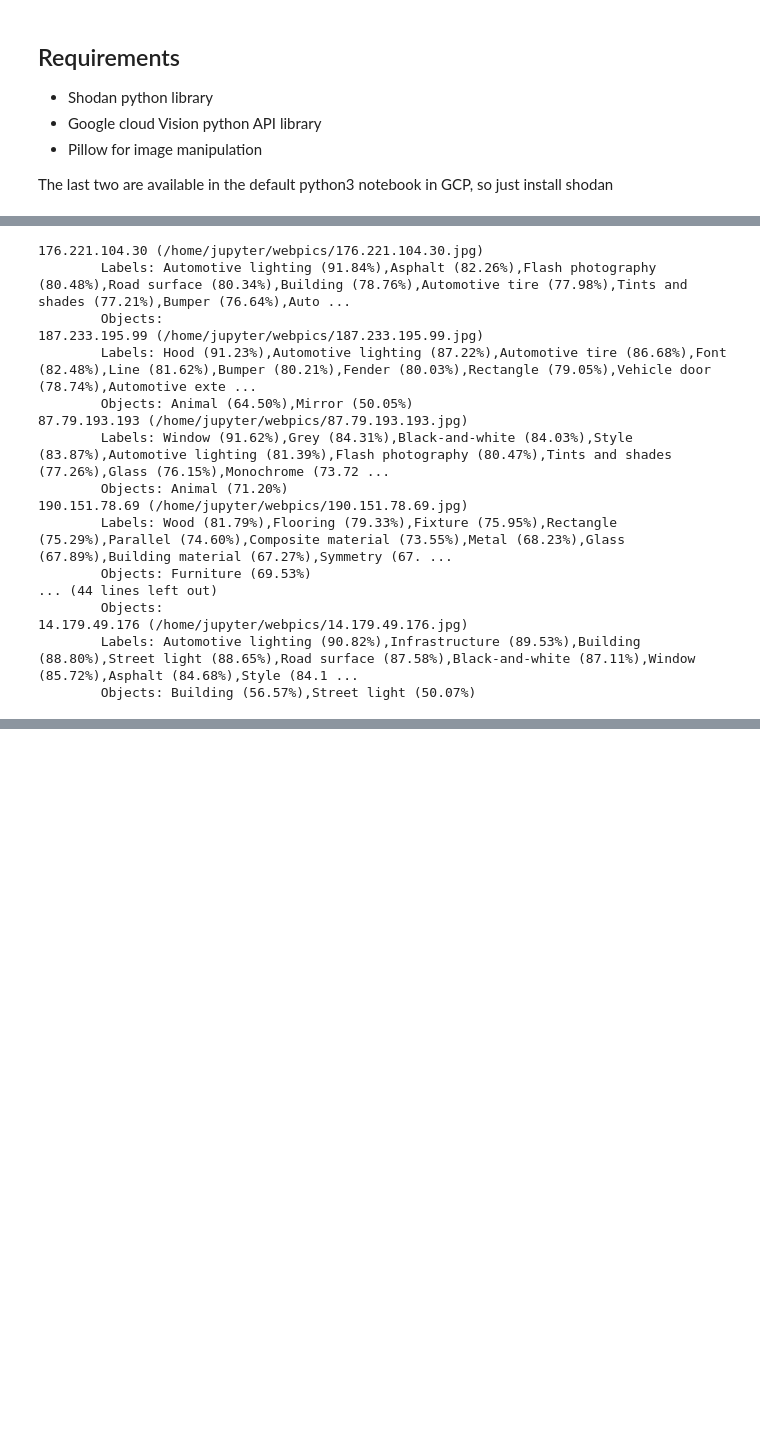
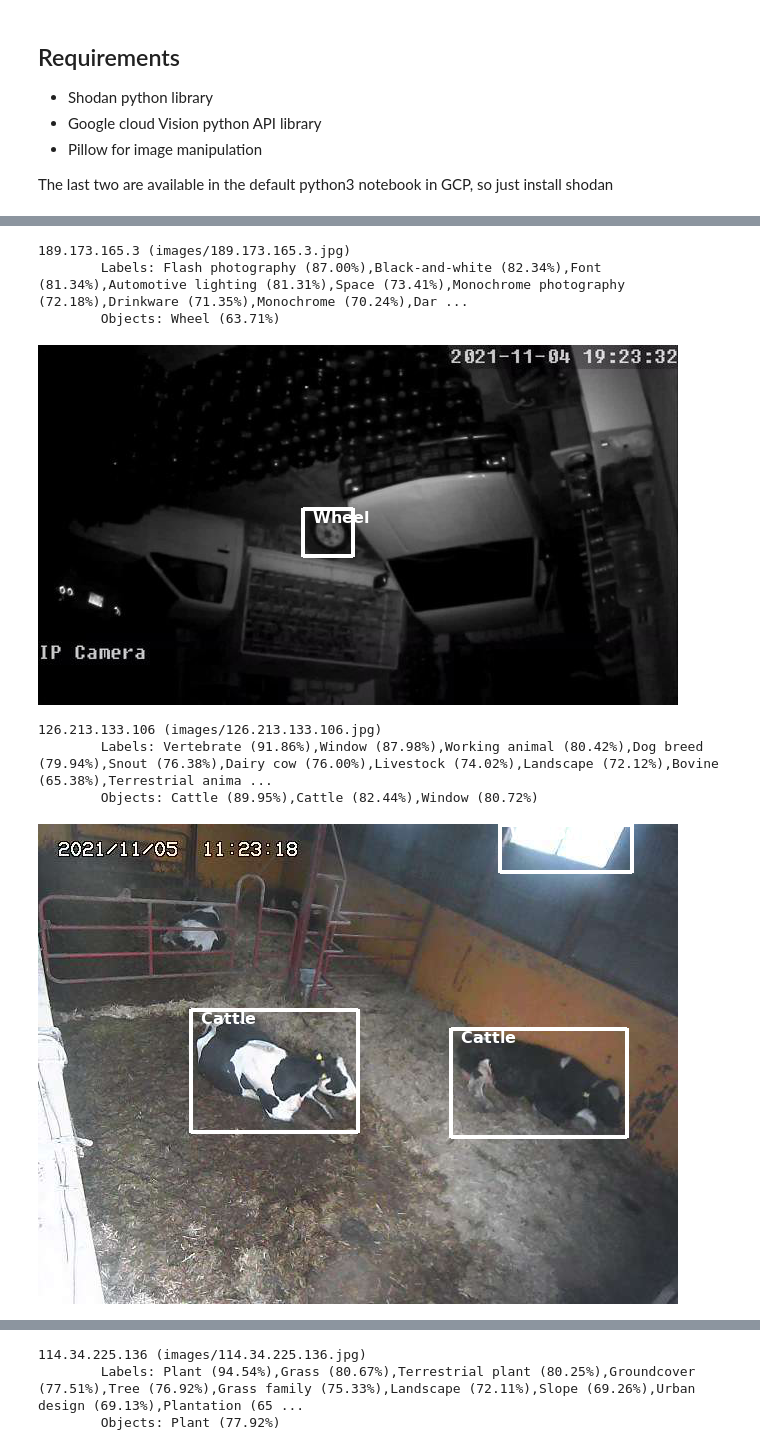
Before and after one commit to semiformal-net/shodan_computer_vision, a Jupyter notebook: shodan_computer_vision.ipynb, the cells around one changed output, grey strips where cells are left out. Saved outputs shown, nothing was run; the diff lists cells and outputs as text; code cells hidden in the pictures; blank space fills up the shorter version.

```diff
--- a/shodan_computer_vision.ipynb
+++ b/shodan_computer_vision.ipynb
@@ -55,0 +43,2 @@ from PIL import Image, ImageDraw, ImageFont
+# %%
+api_key=getpass.getpass()
@@ -70,7 +61,10 @@ class img:
         print('{} ({})\n\tLabels: {}\n\tObjects: {}'.format( self.name,self.filename,','.join(l),','.join(o) ) )
 
     def obj_annotate_and_write(self):
-        img = Image.open(self.filename) #convert the image to PIL
+        try:
+            img = Image.open(self.filename) #convert the image to PIL
+        except:
+            return
         width, height  = img.size
         for object_ in self.objects:
             vects = object_.bounding_poly.normalized_vertices
@@ -93,55 +87,53 @@ class img:
                       font=font,text=object_.name, fill='white')
         filename_noext='.'.join(self.filename.split('.')[0:-1])
         ext=self.filename.split('.')[-1]
+        self.annotated_image=img
         img.save(filename_noext + '_annotated.'+ext)
 # %%
-input_file = '/tmp/webcam.json.gz'
-output_dir = '/home/jupyter/webpics'
 client = vision.ImageAnnotatorClient()
+api=Shodan(api_key)
+output_dir='images'
 
-# Make sure the directory exists
 if not os.path.exists(output_dir):
     os.mkdir(output_dir)
 
 images=[]
-for banner in helpers.iterate_files(input_file):
+search_limit=10
+search_counter=0
+for banner in api.search_cursor('has_screenshot:1 screenshot.label:webcam'):
     # Try to grab the screenshot from the banner
     screenshot = helpers.get_screenshot(banner)
 
     # If we found a screenshot then create a file w/ the data
     if screenshot:
         # Create the file handle
         image_file = open('{}/{}.jpg'.format(output_dir, banner['ip_str']), 'wb')
         # Write the image data which is stored using base64 encoding
         #image.write(screenshot['data']) #.decode('base64'))
         image_file.write( base64.b64decode(screenshot['data']) )
 
         image = vision.Image(content=base64.b64decode(screenshot['data']) )
         response = client.label_detection(image=image)
         labels = response.label_annotations
         objects = client.object_localization(image=image).localized_object_annotations
 
         ii=img(name=banner['ip_str'], filename='{}/{}.jpg'.format(output_dir, banner['ip_str']),
                labels=labels,objects=objects)
         images.append(ii)
         ii.print()
         if len(objects)>0:
             ii.obj_annotate_and_write()
+            ii.annotated_image.show()
+
+        search_counter += 1
+        if search_counter>=search_limit:
+            break
 # %% [output]
-176.221.104.30 (/home/jupyter/webpics/176.221.104.30.jpg)
-        Labels: Automotive lighting (91.84%),Asphalt (82.26%),Flash photography (80.48%),Road surface (80.34%),Building (78.76%),Automotive tire (77.98%),Tints and shades (77.21%),Bumper (76.64%),Auto ...
-        Objects:
-187.233.195.99 (/home/jupyter/webpics/187.233.195.99.jpg)
-        Labels: Hood (91.23%),Automotive lighting (87.22%),Automotive tire (86.68%),Font (82.48%),Line (81.62%),Bumper (80.21%),Fender (80.03%),Rectangle (79.05%),Vehicle door (78.74%),Automotive exte ...
-        Objects: Animal (64.50%),Mirror (50.05%)
-87.79.193.193 (/home/jupyter/webpics/87.79.193.193.jpg)
-        Labels: Window (91.62%),Grey (84.31%),Black-and-white (84.03%),Style (83.87%),Automotive lighting (81.39%),Flash photography (80.47%),Tints and shades (77.26%),Glass (76.15%),Monochrome (73.72 ...
-        Objects: Animal (71.20%)
-190.151.78.69 (/home/jupyter/webpics/190.151.78.69.jpg)
-        Labels: Wood (81.79%),Flooring (79.33%),Fixture (75.95%),Rectangle (75.29%),Parallel (74.60%),Composite material (73.55%),Metal (68.23%),Glass (67.89%),Building material (67.27%),Symmetry (67. ...
-        Objects: Furniture (69.53%)
-... (44 lines left out)
-        Objects:
-14.179.49.176 (/home/jupyter/webpics/14.179.49.176.jpg)
-        Labels: Automotive lighting (90.82%),Infrastructure (89.53%),Building (88.80%),Street light (88.65%),Road surface (87.58%),Black-and-white (87.11%),Window (85.72%),Asphalt (84.68%),Style (84.1 ...
-        Objects: Building (56.57%),Street light (50.07%)
+189.173.165.3 (images/189.173.165.3.jpg)
+        Labels: Flash photography (87.00%),Black-and-white (82.34%),Font (81.34%),Automotive lighting (81.31%),Space (73.41%),Monochrome photography (72.18%),Drinkware (71.35%),Monochrome (70.24%),Dar ...
+        Objects: Wheel (63.71%)
+[figure, added]
+126.213.133.106 (images/126.213.133.106.jpg)
+        Labels: Vertebrate (91.86%),Window (87.98%),Working animal (80.42%),Dog breed (79.94%),Snout (76.38%),Dairy cow (76.00%),Livestock (74.02%),Landscape (72.12%),Bovine (65.38%),Terrestrial anima ...
+        Objects: Cattle (89.95%),Cattle (82.44%),Window (80.72%)
+[figure, added]
@@ -147,0 +147,3 @@ for banner in helpers.iterate_files(input_file):
+114.34.225.136 (images/114.34.225.136.jpg)
+        Labels: Plant (94.54%),Grass (80.67%),Terrestrial plant (80.25%),Groundcover (77.51%),Tree (76.92%),Grass family (75.33%),Landscape (72.11%),Slope (69.26%),Urban design (69.13%),Plantation (65 ...
+        Objects: Plant (77.92%)
```
Also changed, not shown: parts of 6 cells of this notebook, 1 other file.
